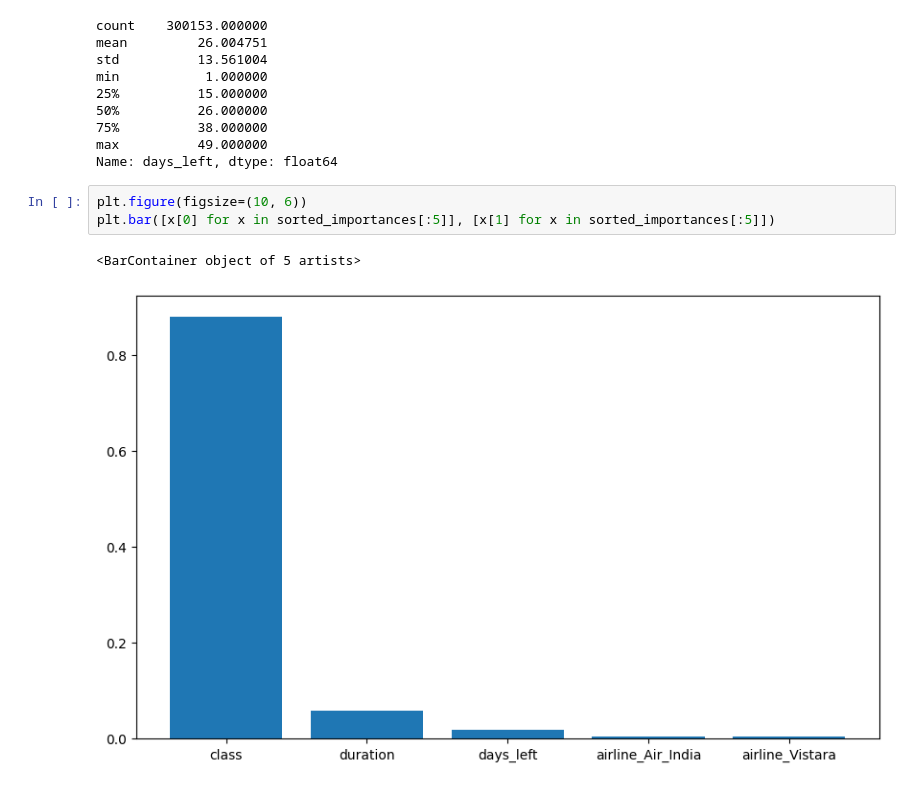
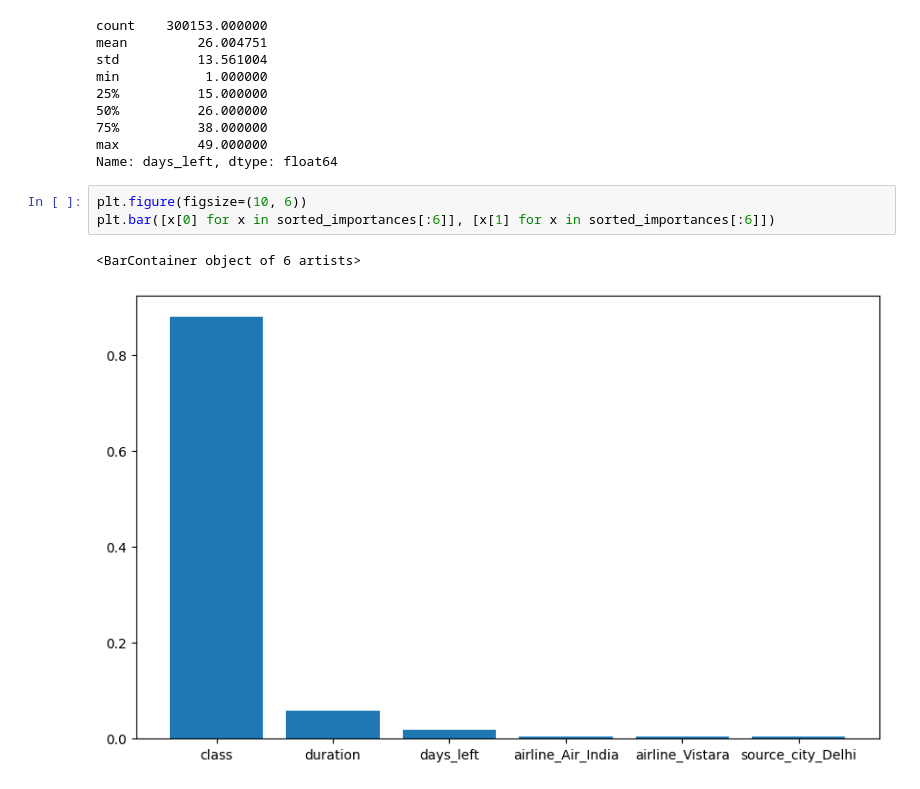
Before and after one commit to BarraHarrison/Flight-Price-Prediction, a Jupyter notebook: flight_prices.ipynb, the cells around one changed output. Drawn from its saved outputs; the diff is of its cells as text.

```diff
--- a/flight_prices.ipynb
+++ b/flight_prices.ipynb
@@ -297,7 +297,7 @@ max          49.000000
 Name: days_left, dtype: float64
 # %%
 plt.figure(figsize=(10, 6))
-plt.bar([x[0] for x in sorted_importances[:5]], [x[1] for x in sorted_importances[:5]])
+plt.bar([x[0] for x in sorted_importances[:6]], [x[1] for x in sorted_importances[:6]])
 # %% [output]
-<BarContainer object of 5 artists>
+<BarContainer object of 6 artists>
-[figure, old version]
+[figure, new version]
```
Also changed, not shown: parts of 4 cells of this notebook.
